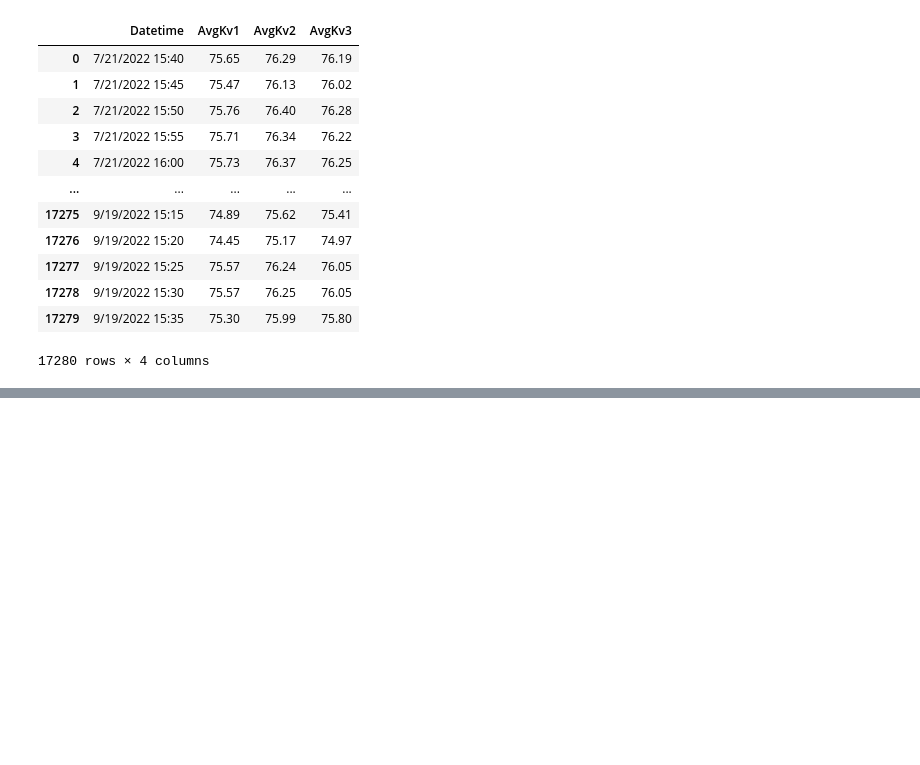
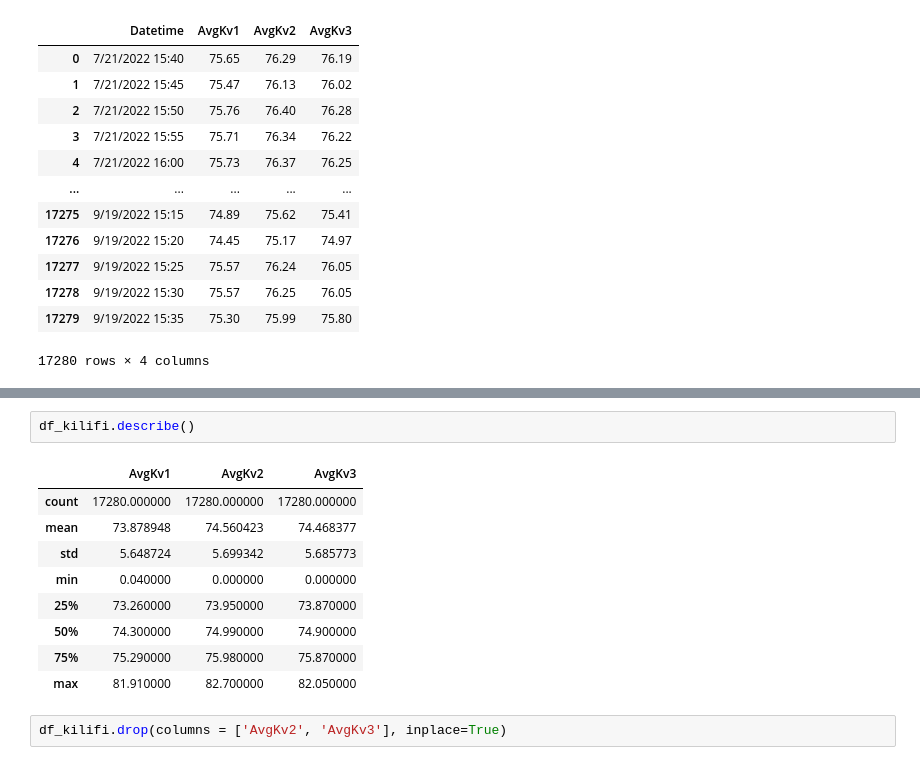
Before and after one commit to Winfry/PowerPredictionKe, a Jupyter notebook: KilifiPower.ipynb, the cells around one changed output, grey strips where cells are left out. Drawn from its saved outputs; the diff is of its cells as text; blank space fills up the shorter version.

```diff
--- a/KilifiPower.ipynb
+++ b/KilifiPower.ipynb
@@ -36,0 +51,14 @@ df_kilifi
+# %%
+df_kilifi.describe()
+# %% [output]
+|  | AvgKv1 | AvgKv2 | AvgKv3 |
+| count | 17280.000000 | 17280.000000 | 17280.000000 |
+| mean | 73.878948 | 74.560423 | 74.468377 |
+| std | 5.648724 | 5.699342 | 5.685773 |
+| min | 0.040000 | 0.000000 | 0.000000 |
+| 25% | 73.260000 | 73.950000 | 73.870000 |
+| 50% | 74.300000 | 74.990000 | 74.900000 |
+| 75% | 75.290000 | 75.980000 | 75.870000 |
+| max | 81.910000 | 82.700000 | 82.050000 |
+# %%
+df_kilifi.drop(columns = ['AvgKv2', 'AvgKv3'], inplace=True)
```
Also changed, not shown: parts of 2 cells of this notebook, 1 other file.
